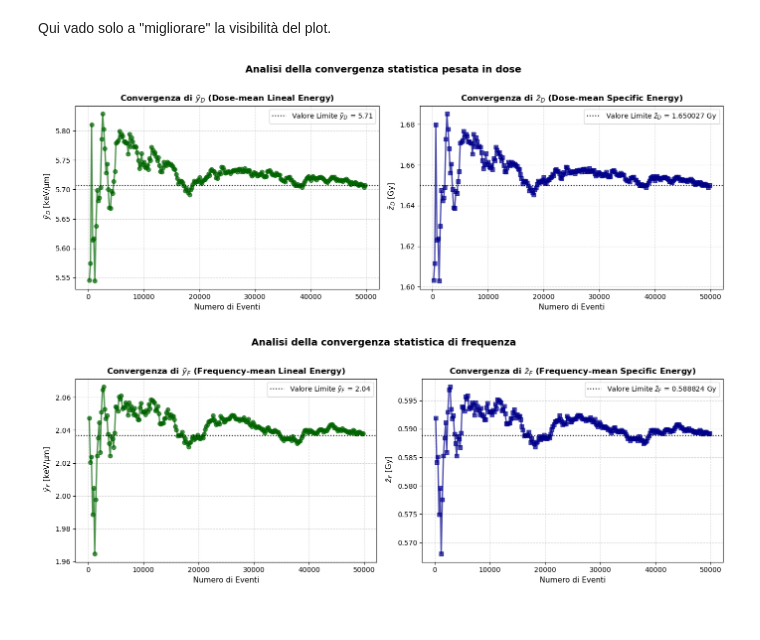
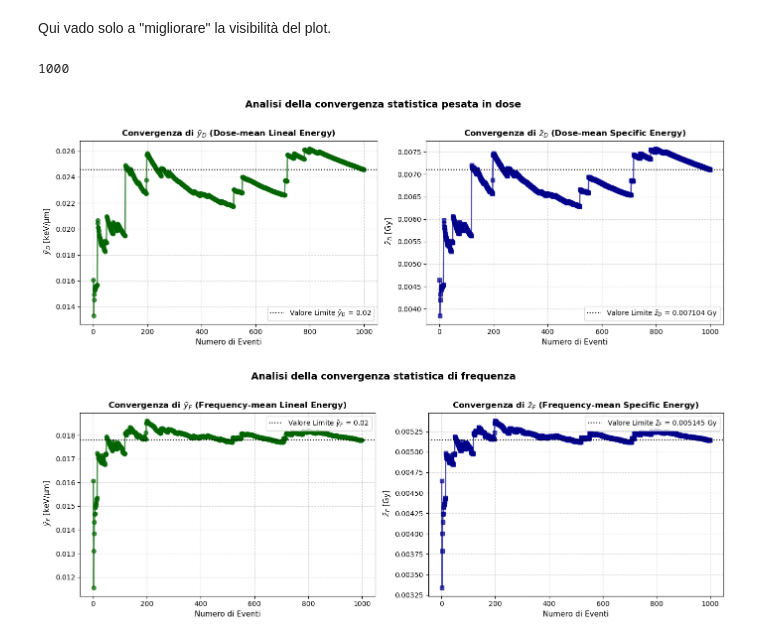
Before and after one commit to michelepascazio28-dot/Rame, a Jupyter notebook: Analysis.ipynb, the cells around one changed output. Cells and saved outputs as stored; diff of their text form; code cells hidden in the pictures.

```diff
--- a/Analysis.ipynb
+++ b/Analysis.ipynb
@@ -161,0 +180,8 @@ z_data = df[df['z'] > 0]['z']
+# %%
+# Andiamo a creare y_data e z_data che sono array di y e z originali pesati su nbScoredHits.
+df_pesato = pd.DataFrame()
+
+df_pesato['y'] = df['y'] / df['nbScoredHits']
+df_pesato['z'] = df['z'] / df['nbScoredHits']
+
+df_pesato['y'].head(), df_pesato['z'].head()
@@ -342,12 +402,16 @@ plt.show()
 # %% [markdown]
 Qui vado solo a "migliorare" la visibilità del plot.
+# %%
+print(len(df_pesato['y']))
+# %% [output]
+1000
 # %%
 # ==============================================================================
 # STUDIO DELLA CONVERGENZA STATISTICA DI y_D E z_D (PESATI IN DOSE)
 # ==============================================================================
 # Partiamo da un numero minimo di eventi (es. 'step') per evitare divisioni per zero all'inizio
-step = 200
-step_statistica = np.arange(step, len(y_data), step)
+step = 1
+step_statistica = np.arange(step, len(df_pesato['y']), step)
 
 y_f_cumulativi = []
 z_f_cumulativi = []
@@ -357,16 +421,16 @@ z_d_cumulativi = []
 
 # Calcoliamo i valori "di riferimento" (limiti) sull'intero dataset per le linee orizzontali
 #y_f e z_f
-ref_y_f = np.mean(y_data)
-ref_z_f = np.mean(z_data)
+ref_y_f = np.mean(df_pesato['y'])
+ref_z_f = np.mean(df_pesato['z'])
 #y_d e z_d
-ref_y_d = np.sum(y_data**2) / np.sum(y_data)
-ref_z_d = np.sum(z_data**2) / np.sum(z_data)
+ref_y_d = np.sum(df_pesato['y']**2) / np.sum(df_pesato['y'])
+ref_z_d = np.sum(df_pesato['z']**2) / np.sum(df_pesato['z'])
 
 for n_eventi in step_statistica:
     # Estraiamo i sottogruppi
-    y_sub = y_data[:n_eventi]
-    z_sub = z_data[:n_eventi]
+    y_sub = df_pesato['y'][:n_eventi]
+    z_sub = df_pesato['z'][:n_eventi]
 
     # Calcolo della media pesata in dose (Dose-mean)
     # Formula: sum(x^2) / sum(x)
@@ -405,32 +469,32 @@ ax_z.legend()
 
 plt.suptitle("Analisi della convergenza statistica pesata in dose", fontsize=14, fontweight='bold', y=1.02)
 plt.tight_layout()
 plt.show()
 
 # --- GENERAZIONE DEL GRAFICO DI CONVERGENZA NON PESATA ---
 fig, (ax_y, ax_z) = plt.subplots(1, 2, figsize=(14, 5))
 
 # 1. Plot per y_F
 ax_y.plot(step_statistica, y_f_cumulativi, marker='o', color='darkgreen', linewidth=2, linestyle='-', alpha=0.7)
 ax_y.axhline(y=ref_y_f, color='black', linestyle=':', label=f'Valore Limite $\\bar{{y}}_F$ = {ref_y_f:.2f}')
 ax_y.set_xlabel("Numero di Eventi", fontsize=11)
 ax_y.set_ylabel(r" $\bar{y}_F$ [keV/µm]", fontsize=11)
 ax_y.set_title(r"Convergenza di $\bar{y}_F$ (Frequency-mean Lineal Energy)", fontsize=12, fontweight='bold')
 ax_y.grid(True, linestyle='--', alpha=0.5)
 ax_y.legend()
 
 # 2. Plot per z_F
 ax_z.plot(step_statistica, z_f_cumulativi, marker='s', color='darkblue', linewidth=2, linestyle='-', alpha=0.7)
 ax_z.axhline(y=ref_z_f, color='black', linestyle=':', label=f'Valore Limite $\\bar{{z}}_F$ = {ref_z_f:.6f} Gy')
 ax_z.set_xlabel("Numero di Eventi", fontsize=11)
 ax_z.set_ylabel(r" $\bar{z}_F$ [Gy]", fontsize=11)
 ax_z.set_title(r"Convergenza di $\bar{z}_F$ (Frequency-mean Specific Energy)", fontsize=12, fontweight='bold')
 ax_z.grid(True, linestyle='--', alpha=0.5)
 ax_z.legend()
 
 plt.suptitle("Analisi della convergenza statistica di frequenza", fontsize=14, fontweight='bold', y=1.02)
 plt.tight_layout()
 plt.show()
 # %% [output]
-[figure, old version]
+[figure, new version]
-[figure, old version]
+[figure, new version]
```
Also changed, not shown: parts of 16 cells of this notebook.
